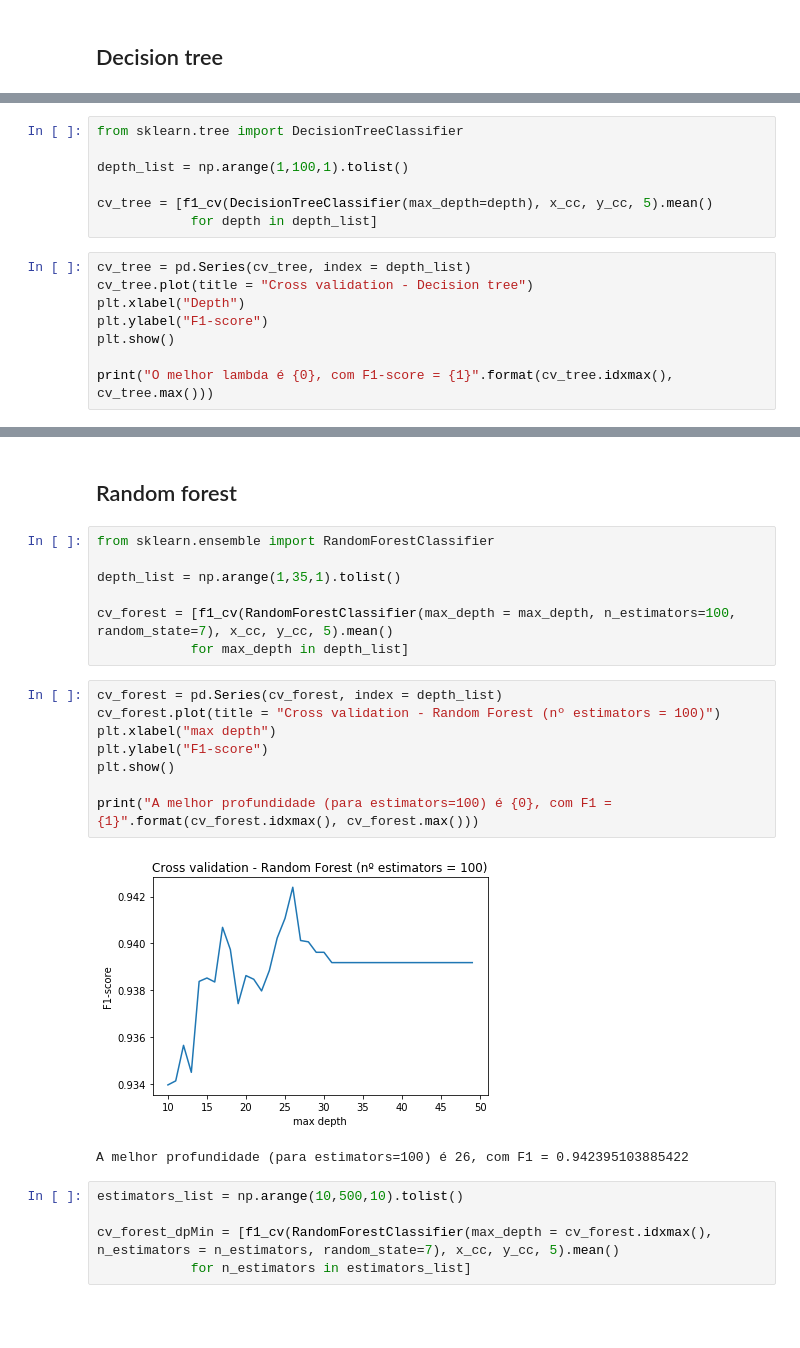
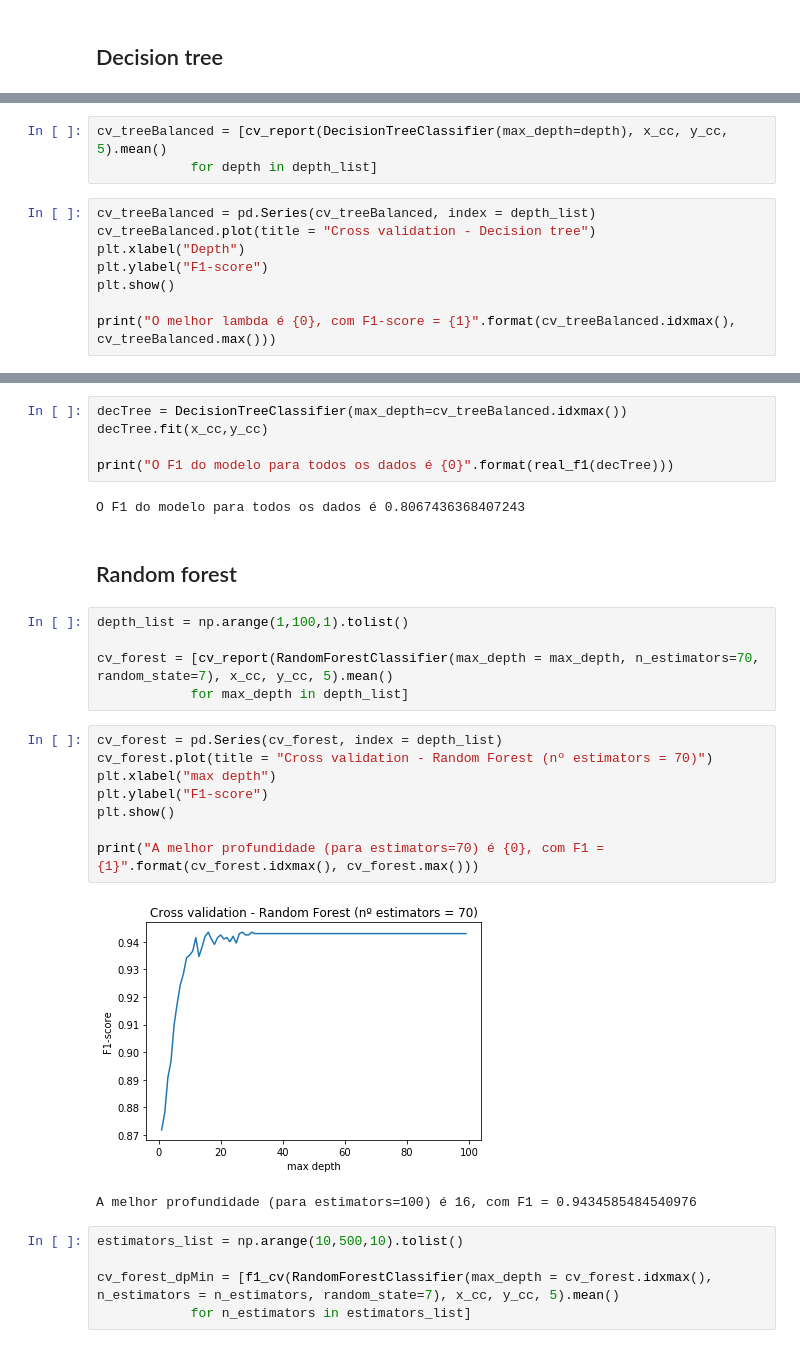
Before and after one commit to RenatoEly/aprendizagemDeMaquina, a Jupyter notebook: Ex4/previsao_deputados.ipynb, the cells around one changed output, grey strips where cells are left out. Cells and saved outputs as stored; diff of their text form; blank space fills up the shorter version.

```diff
--- a/Ex4/previsao_deputados.ipynb
+++ b/Ex4/previsao_deputados.ipynb
@@ -174,15 +196,11 @@ print("O F1 do modelo "metrics.classification_report(treino_Y, knnModel.predict(
 # %%
-from sklearn.tree import DecisionTreeClassifier
-
-depth_list = np.arange(1,100,1).tolist()
-
-cv_tree = [f1_cv(DecisionTreeClassifier(max_depth=depth), x_cc, y_cc, 5).mean()
+cv_treeBalanced = [cv_report(DecisionTreeClassifier(max_depth=depth), x_cc, y_cc, 5).mean()
             for depth in depth_list]
 # %%
-cv_tree = pd.Series(cv_tree, index = depth_list)
-cv_tree.plot(title = "Cross validation - Decision tree")
+cv_treeBalanced = pd.Series(cv_treeBalanced, index = depth_list)
+cv_treeBalanced.plot(title = "Cross validation - Decision tree")
 plt.xlabel("Depth")
 plt.ylabel("F1-score")
 plt.show()
 
-print("O melhor lambda é {0}, com F1-score = {1}".format(cv_tree.idxmax(), cv_tree.max()))
+print("O melhor lambda é {0}, com F1-score = {1}".format(cv_treeBalanced.idxmax(), cv_treeBalanced.max()))
@@ -189,23 +210,28 @@ print("O melhor lambda é {0}, com F1-score = {1}".format(cv_tree.idxmax(), cv_t
+# %%
+decTree = DecisionTreeClassifier(max_depth=cv_treeBalanced.idxmax())
+decTree.fit(x_cc,y_cc)
+
+print("O F1 do modelo para todos os dados é {0}".format(real_f1(decTree)))
+# %% [output]
+O F1 do modelo para todos os dados é 0.8067436368407243
 # %% [markdown]
 ## Random forest
 # %%
-from sklearn.ensemble import RandomForestClassifier
+depth_list = np.arange(1,100,1).tolist()
 
-depth_list = np.arange(1,35,1).tolist()
-
-cv_forest = [f1_cv(RandomForestClassifier(max_depth = max_depth, n_estimators=100, random_state=7), x_cc, y_cc, 5).mean()
+cv_forest = [cv_report(RandomForestClassifier(max_depth = max_depth, n_estimators=70, random_state=7), x_cc, y_cc, 5).mean()
             for max_depth in depth_list]
 # %%
 cv_forest = pd.Series(cv_forest, index = depth_list)
-cv_forest.plot(title = "Cross validation - Random Forest (nº estimators = 100)")
+cv_forest.plot(title = "Cross validation - Random Forest (nº estimators = 70)")
 plt.xlabel("max depth")
 plt.ylabel("F1-score")
 plt.show()
 
-print("A melhor profundidade (para estimators=100) é {0}, com F1 = {1}".format(cv_forest.idxmax(), cv_forest.max()))
+print("A melhor profundidade (para estimators=70) é {0}, com F1 = {1}".format(cv_forest.idxmax(), cv_forest.max()))
 # %% [output]
-[figure, old version]
+[figure, new version]
-A melhor profundidade (para estimators=100) é 26, com F1 = 0.942395103885422
+A melhor profundidade (para estimators=100) é 16, com F1 = 0.9434585484540976
 # %%
 estimators_list = np.arange(10,500,10).tolist()
 
```
Also changed, not shown: parts of 34 cells of this notebook, 1 other file.
